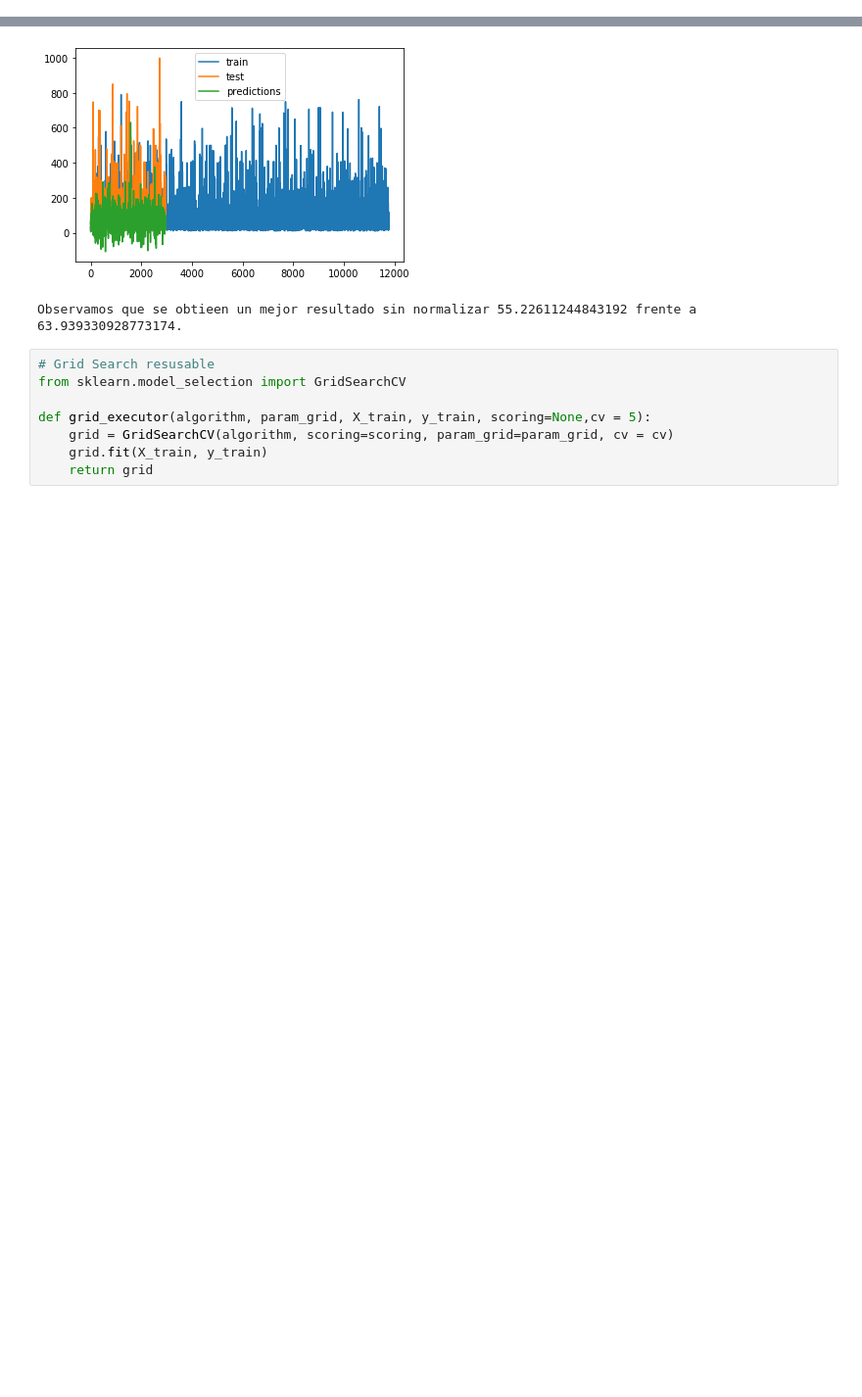
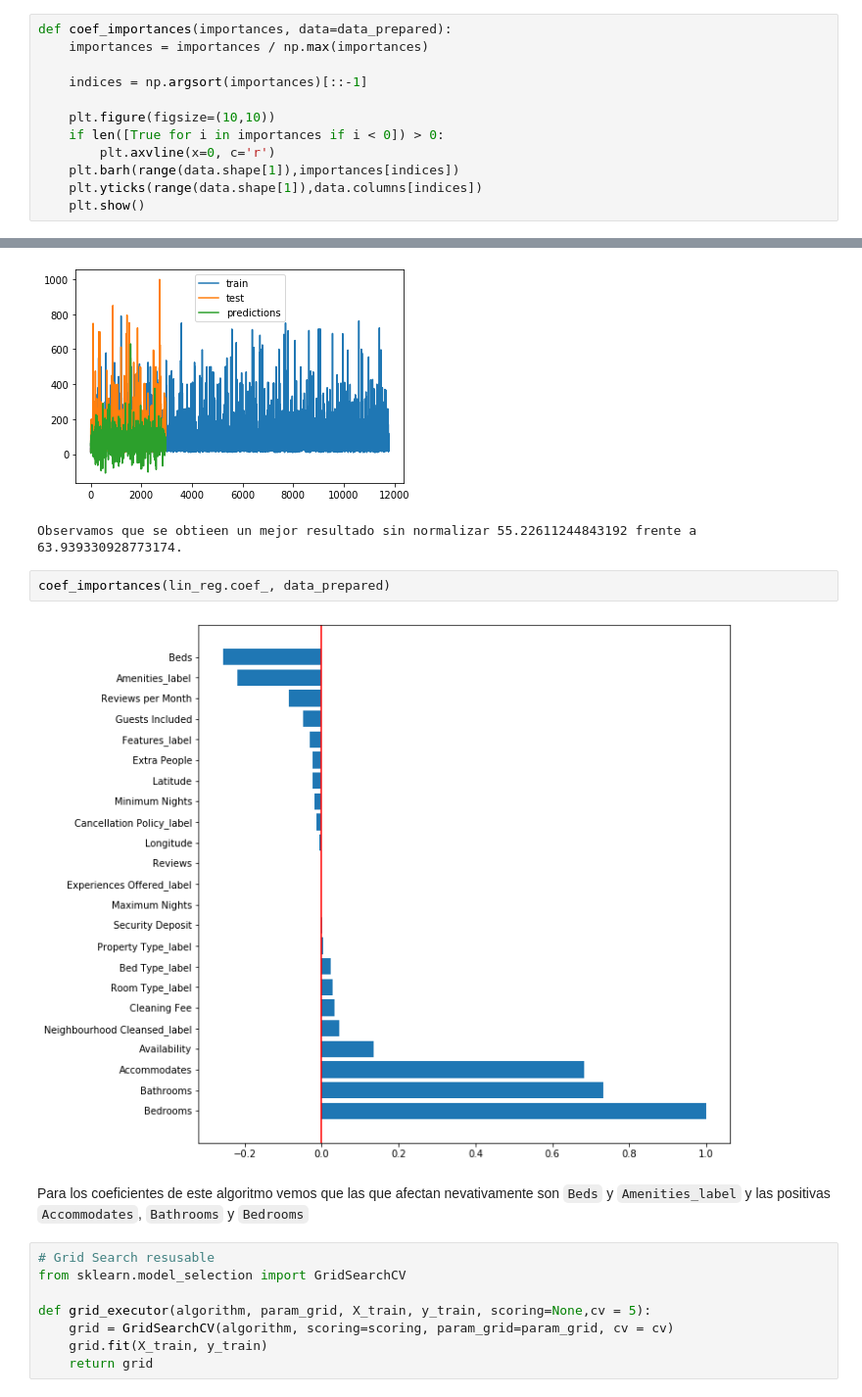
Before and after one commit to amm297/keepcoding-bdml, a Jupyter notebook: machine-learning/Practica-Alberto_Martinez_Martinez.ipynb, the cells around one changed output, grey strips where cells are left out. Shown at 98% size. Drawn from its saved outputs; the diff is of its cells as text; blank space fills up the shorter version.

```diff
--- a/machine-learning/Practica-Alberto_Martinez_Martinez.ipynb
+++ b/machine-learning/Practica-Alberto_Martinez_Martinez.ipynb
@@ -450,6 +437,18 @@ def plot_predictions(data, test, predictions):
     plt.plot(range(0,len(predictions)),predictions, label='predictions')
     plt.legend()
     plt.show()
+# %%
+def coef_importances(importances, data=data_prepared):
+    importances = importances / np.max(importances)
+
+    indices = np.argsort(importances)[::-1]
+
+    plt.figure(figsize=(10,10))
+    if len([True for i in importances if i < 0]) > 0:
+        plt.axvline(x=0, c='r')
+    plt.barh(range(data.shape[1]),importances[indices])
+    plt.yticks(range(data.shape[1]),data.columns[indices])
+    plt.show()
 # %%
 test = pd.read_csv('./test.csv', sep=';', decimal='.')
 apply_codifications(test, encoder_dict)
@@ -555,6 +552,12 @@ Con normalizacion
 Error medio: train -> 4088.2380396191697 test -> 63.939330928773174
 [figure]
 Observamos que se obtieen un mejor resultado sin normalizar 55.22611244843192 frente a 63.939330928773174.
+# %%
+coef_importances(lin_reg.coef_, data_prepared)
+# %% [output]
+[figure, added]
+# %% [markdown]
+Para los coeficientes de este algoritmo vemos que las que afectan nevativamente son `Beds` y `Amenities_label` y las positivas `Accommodates`, `Bathrooms` y `Bedrooms`
 # %%
 # Grid Search resusable
 from sklearn.model_selection import GridSearchCV
```
Also changed, not shown: parts of 31 cells of this notebook.
